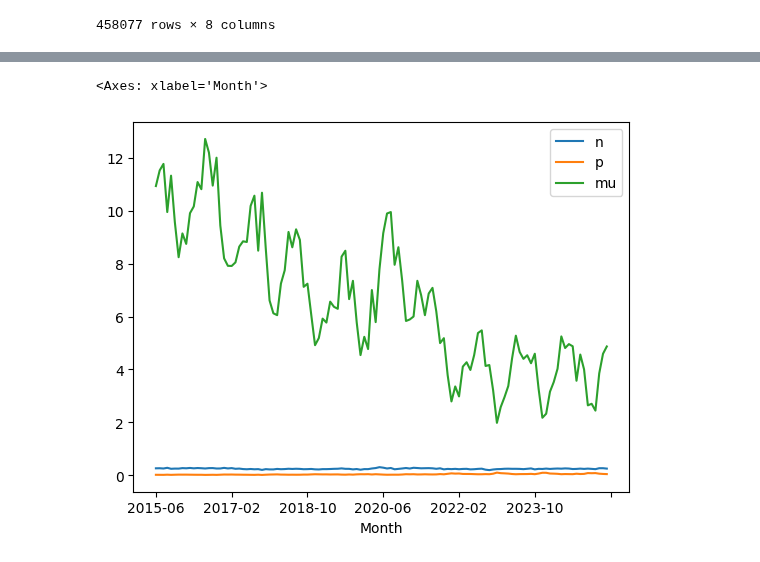
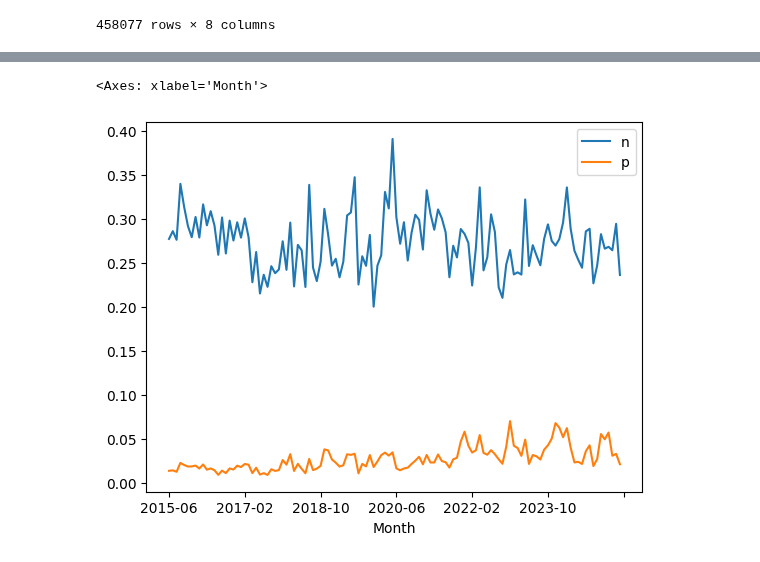
Before and after one commit to safer-streets/safer-streets-core, a Jupyter notebook: poisson-gamma.ipynb, the cells around one changed output, grey strips where cells are left out. Drawn from its saved outputs; the diff is of its cells as text; code cells hidden in the pictures.

```diff
--- a/poisson-gamma.ipynb
+++ b/poisson-gamma.ipynb
@@ -32,7 +32,7 @@ LATEST_DATE = Month(2025, 5)
 N_MONTHS = 120
 rng = np.random.default_rng(19937)
 spatial_unit = "GRID"
-spatial_params = {"size": 2000.0}
+spatial_params = {"GRID": {"size": 2600.0}}
 
 force_boundary = get_force_boundary(FORCE)
 
@@ -56,6 +56,8 @@ raw_crime_data
 | None | 2015-06 | West Yorkshire Police | West Yorkshire Police | On or near Mill Street | E01011872 | Wakefield 045D | Anti-social behaviour | POINT (444425.029 410683.036) |
 458077 rows × 8 columns
 # %%
-crime_data, features = map_to_spatial_unit(raw_crime_data, force_boundary, spatial_unit, **spatial_params)
+crime_data, features = map_to_spatial_unit(
+    raw_crime_data, force_boundary, spatial_unit, **spatial_params.get(spatial_unit, {})
+)
 features.area.mean() ** 0.5
 # %% [output]
@@ -63,7 +65,10 @@ np.float64(2000.0)
 # %%
 # ensure we account for crime-free LSOAs in the data
 counts = (
-    crime_data.groupby(["spatial_unit", "Month"])["Crime type"].count().unstack(level="Month", fill_value=0).sort_index()
+    crime_data.groupby(["spatial_unit", "Month"])["Crime type"]
+    .count()
+    .unstack(level="Month", fill_value=0)
+    .sort_index()
 )
 counts = counts.reindex(features.index, fill_value=0)
 # counts.to_csv(f"{spatial_unit}_counts.csv")
@@ -85,5 +90,6 @@ counts
 # %%
-def nbinom_fit(sample: pd.Series):
+# this doesnt work well for smaller spatial units
+def nbinom_fit_old(sample: pd.Series):
     sample.name = "nbdata"
     # Dispersion parameter from nb model with only interaction term
     nbfit = smf.negativebinomial("nbdata ~ 1", data=sample.to_frame()).fit()
@@ -93,3 +99,29 @@ def nbinom_fit(sample: pd.Series):
     p = mu / var
     n = mu**2 / (var - mu)
     return pd.Series({"n": n, "p": p, "mu": mu})
+
+
+def poisson_fit(sample: pd.Series) -> float:
+    return sample.mean()
+
+
+def nbinom_fit(sample: pd.Series) -> pd.Series:
+    # Histogram of counts (wont contain any zeros)
+    values, counts_ = np.unique(sample, return_counts=True)
+
+    # alternative...
+    # values = np.bincount(sample)
+    # counts_ = range(len(values))
+    # Negative binomial PMF for curve_fit
+    def nbinom_pdf(x, n, p):
+        return nbinom.pmf(x, n, p) * sample.size
+
+    # Initial guesses
+    mean = sample.mean()
+    var = sample.var()
+    p0 = mean / var if var > mean else 0.5
+    n0 = mean**2 / (var - mean) if var > mean else 1.0
+    popt, _ = curve_fit(nbinom_pdf, values, counts_, p0=[n0, p0], bounds=([1e-6, 1e-6], [np.inf, 1 - 1e-6]))
+    n, p = popt
+    mu = n * (1 - p) / p
+    return pd.Series({"n": n, "p": p, "mu": mu})
@@ -165,5 +155,5 @@ Optimization terminated successfully.
 # %%
-model_params.plot()
+model_params[["n", "p"]].plot()
 # %% [output]
 <Axes: xlabel='Month'>
-[figure, old version]
+[figure, new version]
```
Also changed, not shown: parts of 11 cells of this notebook, 5 other files.
